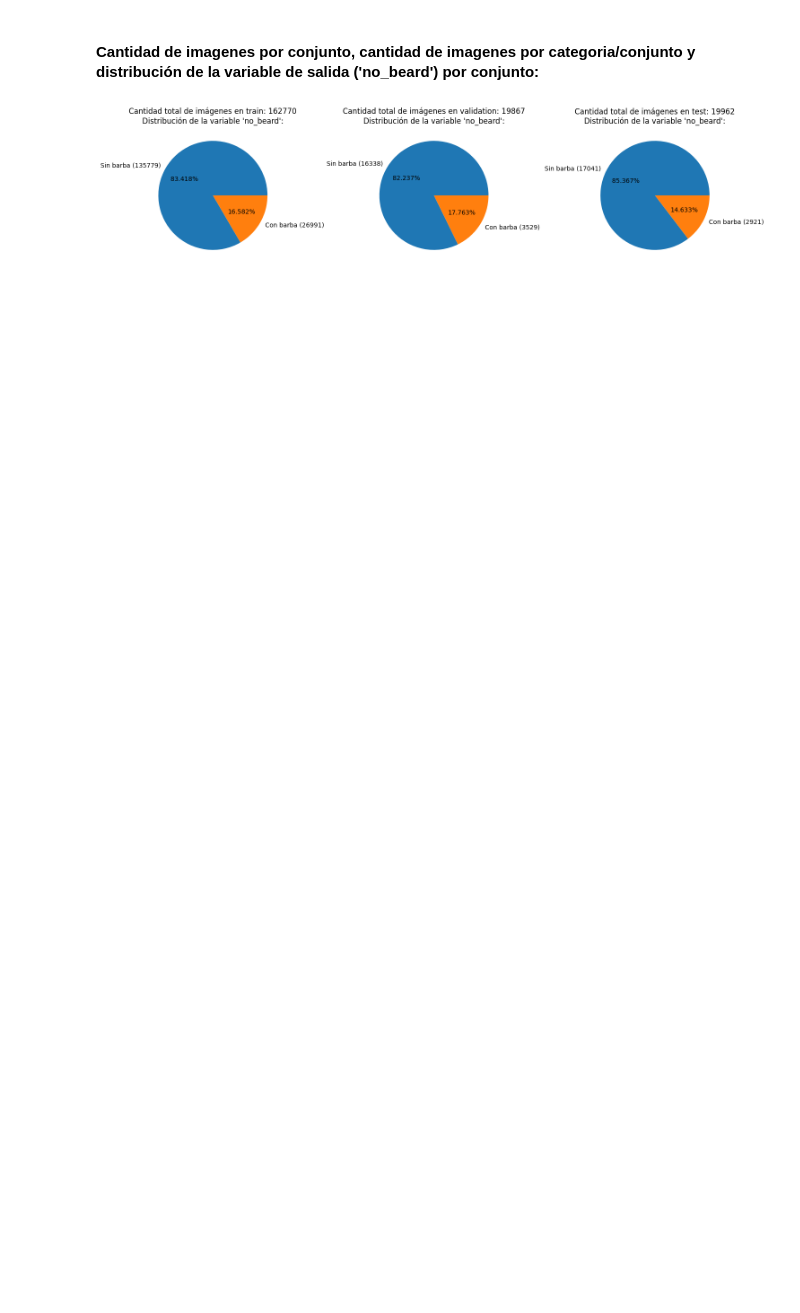
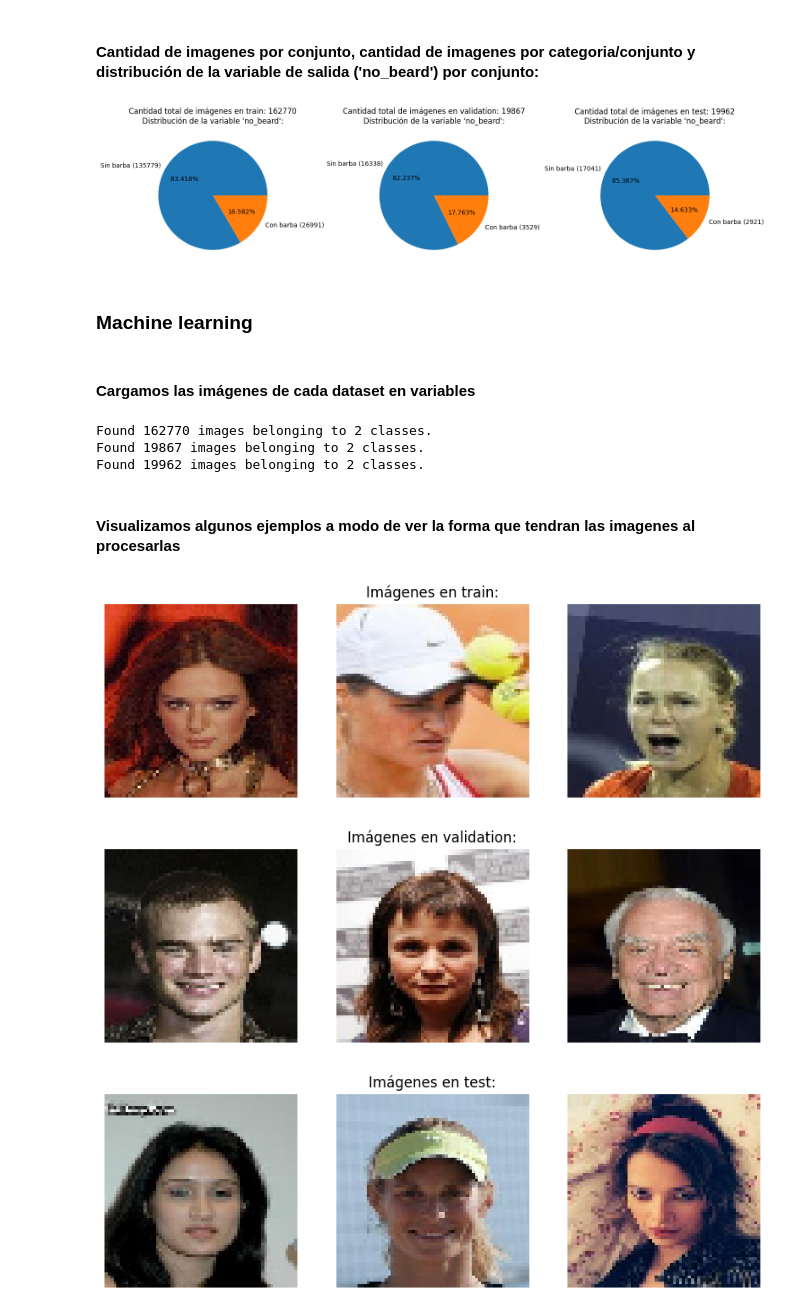
Before and after one commit to UlisesCravero/tp_ml_Cravero_Pautasso, a Jupyter notebook: tp3_celebfaces.ipynb, the cells around one changed output. Cells and saved outputs as stored; diff of their text form; code cells hidden in the pictures; blank space fills up the shorter version.

```diff
--- a/tp3_celebfaces.ipynb
+++ b/tp3_celebfaces.ipynb
@@ -158,3 +156,43 @@ plt.tight_layout()
 plt.show()
 # %% [output]
 [figure]
+# %% [markdown]
+### Machine learning
+# %% [markdown]
+#### Cargamos las imágenes de cada dataset en variables
+# %%
+# tamaño de procesado
+size = 64
+
+# Data generator set without augmentation
+train_data = ImageDataGenerator(rescale=1/255)
+validation_data = ImageDataGenerator(rescale=1/255)
+test_data = ImageDataGenerator(rescale=1/255)
+
+# Load images without augmentation
+train_set = train_data.flow_from_directory(directorios[0], target_size=(size, size), class_mode='binary')
+validation_set = validation_data.flow_from_directory(directorios[1], target_size=(size, size), class_mode='binary')
+test_set = test_data.flow_from_directory(directorios[2], target_size=(size, size), class_mode='binary')
+# %% [output]
+Found 162770 images belonging to 2 classes.
+Found 19867 images belonging to 2 classes.
+Found 19962 images belonging to 2 classes.
+# %% [markdown]
+#### Visualizamos algunos ejemplos a modo de ver la forma que tendran las imagenes al procesarlas
+# %%
+def sample_images(dataset, titulo):
+    plt.figure(figsize=(10, 10))
+    images, labels = dataset.next()
+    for i in range(3):
+        ax = plt.subplot(1, 3, i + 1)
+        plt.imshow(images[i])
+        plt.title(titulo) if i == 1 else plt.title('')
+        plt.axis("off")
+
+sample_images(train_set, 'Imágenes en train:')
+sample_images(validation_set, 'Imágenes en validation:')
+sample_images(test_set, 'Imágenes en test:')
+# %% [output]
+[figure, added]
+[figure, added]
+[figure, added]
```
Also changed, not shown: parts of 14 cells of this notebook.
